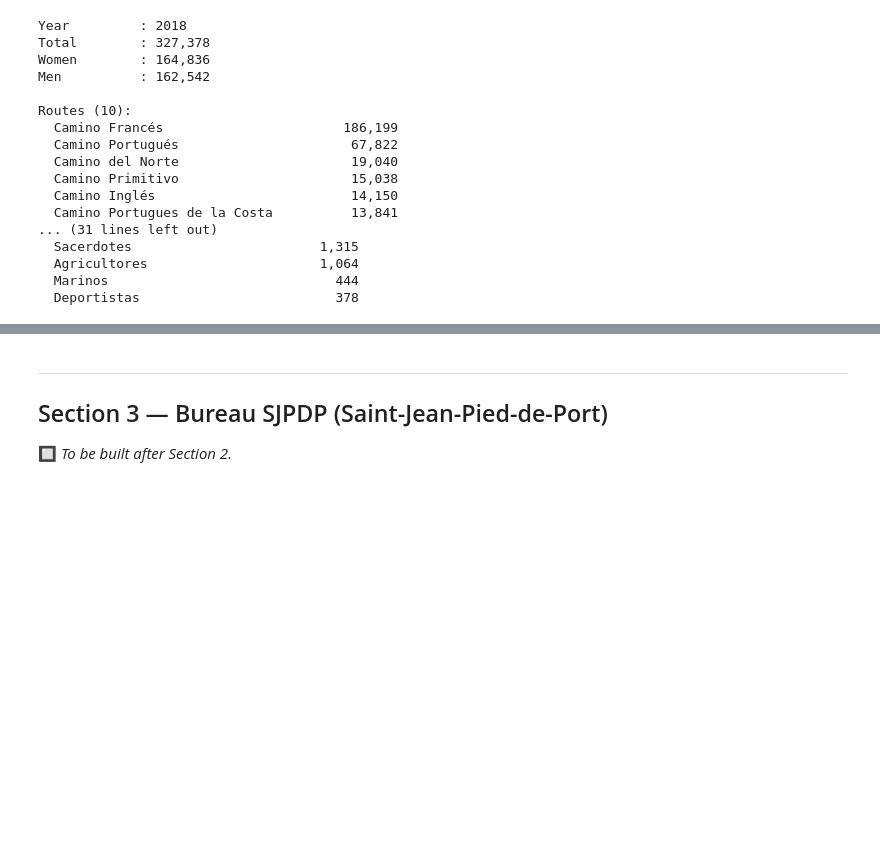
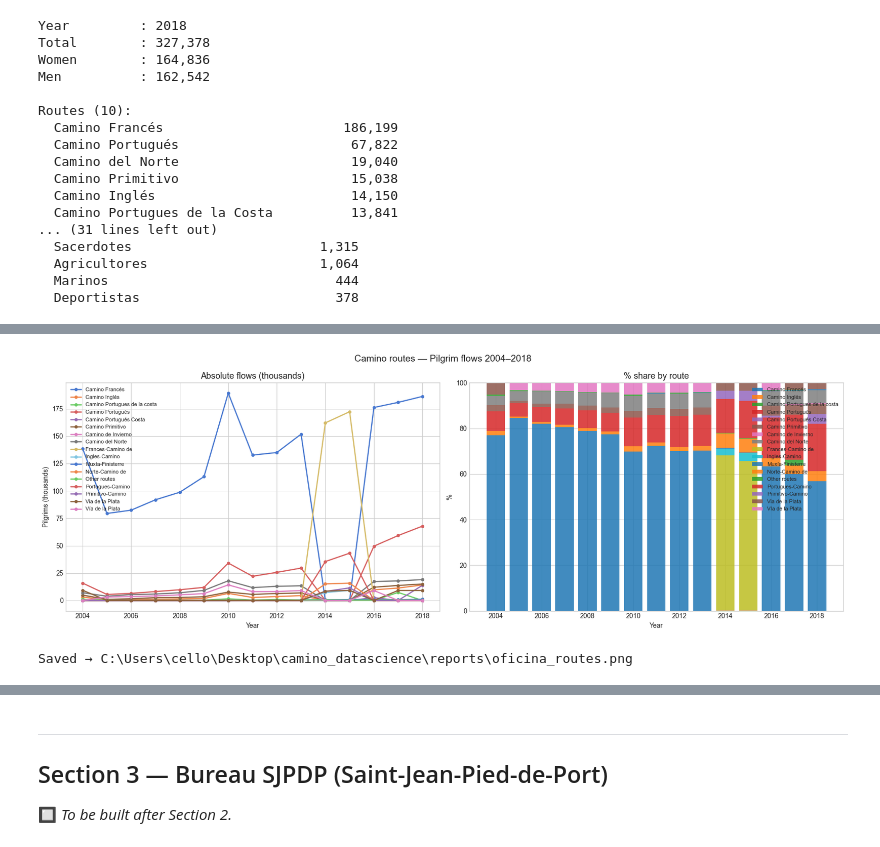
Before and after one commit to Flo4363/camino-datascience, a Jupyter notebook: notebooks/NB01_collection.ipynb, the cells around one changed output, grey strips where cells are left out. Cells and saved outputs as stored; diff of their text form; code cells hidden in the pictures; blank space fills up the shorter version.

```diff
--- a/notebooks/NB01_collection.ipynb
+++ b/notebooks/NB01_collection.ipynb
@@ -612,0 +725,14 @@ Routes (10):
+# %%
+# Inspect 2010 PDF to find where routes data might be
+sample_old = RAW / 'oficina' / '2010_oficina.pdf'
+
+with pdfplumber.open(sample_old) as pdf:
+    for i, page in enumerate(pdf.pages):
+        text = page.extract_text() or ''
+        tables = page.extract_tables()
+        print(f"\n--- PAGE {i+1} ---")
+        print(text[:200])
+        print(f"  → {len(tables)} table(s)")
+        for j, t in enumerate(tables):
+            if t and t[0]:
+                print(f"     Table {j+1}: {len(t)} rows — header: {t[0]}")
@@ -612,0 +1003,62 @@ Routes (10):
+# %%
+# ── ROUTES visualisation ──
+
+# Standardise route names (minor spelling variants across years)
+route_mapping = {
+    'Camino Portugues de la Costa': 'Camino Portugués Costa',
+    'Camino Portugués de la Costa': 'Camino Portugués Costa',
+    'Muxia-Finisterre':             'Muxía-Finisterre',
+    'Otros caminos':                'Other routes',
+    'Otros Caminos':                'Other routes',
+}
+df_routes['route'] = df_routes['route'].replace(route_mapping)
+
+# Pivot to wide format
+routes_pivot = df_routes.pivot_table(
+    index='year', columns='route', values='count', aggfunc='sum'
+).fillna(0)
+
+print("Routes available:")
+print(routes_pivot.columns.tolist())
+print(f"\nShape: {routes_pivot.shape}")
+
+# Plot
+fig, axes = plt.subplots(1, 2, figsize=(17, 6))
+fig.suptitle('Camino routes — Pilgrim flows 2004–2018', fontsize=14)
+
+# Left: absolute numbers
+ax = axes[0]
+for route in routes_pivot.columns:
+    if routes_pivot[route].sum() > 0:
+        ax.plot(routes_pivot.index, routes_pivot[route] / 1000,
+                marker='o', markersize=4, linewidth=1.8, label=route)
+ax.set_title('Absolute flows (thousands)')
+ax.set_xlabel('Year')
+ax.set_ylabel('Pilgrims (thousands)')
+ax.legend(fontsize=8, loc='upper left')
+
+# Right: % share of total per year
+routes_pct = routes_pivot.div(routes_pivot.sum(axis=1), axis=0) * 100
+
+ax = axes[1]
+colors = plt.cm.tab10.colors
+bottom = pd.Series([0] * len(routes_pct), index=routes_pct.index)
+
+for i, route in enumerate(routes_pct.columns):
+    if routes_pct[route].sum() > 0:
+        ax.bar(routes_pct.index, routes_pct[route],
+               bottom=bottom, label=route,
+               color=colors[i % len(colors)], alpha=0.85)
+        bottom += routes_pct[route]
+
+ax.set_title('% share by route')
+ax.set_xlabel('Year')
+ax.set_ylabel('%')
+ax.legend(fontsize=8, loc='upper right')
+
+plt.tight_layout()
+fig_path = PROJECT_ROOT / 'reports' / 'oficina_routes.png'
+plt.savefig(fig_path, dpi=150)
+plt.show()
+print(f"Saved → {fig_path}")
+# %% [output]
@@ -612,0 +1069,2 @@ Routes (10):
+[figure, added]
+Saved → C:\Users\cello\Desktop\camino_datascience\reports\oficina_routes.png
```
Also changed, not shown: parts of 13 cells of this notebook, 5 other files.
